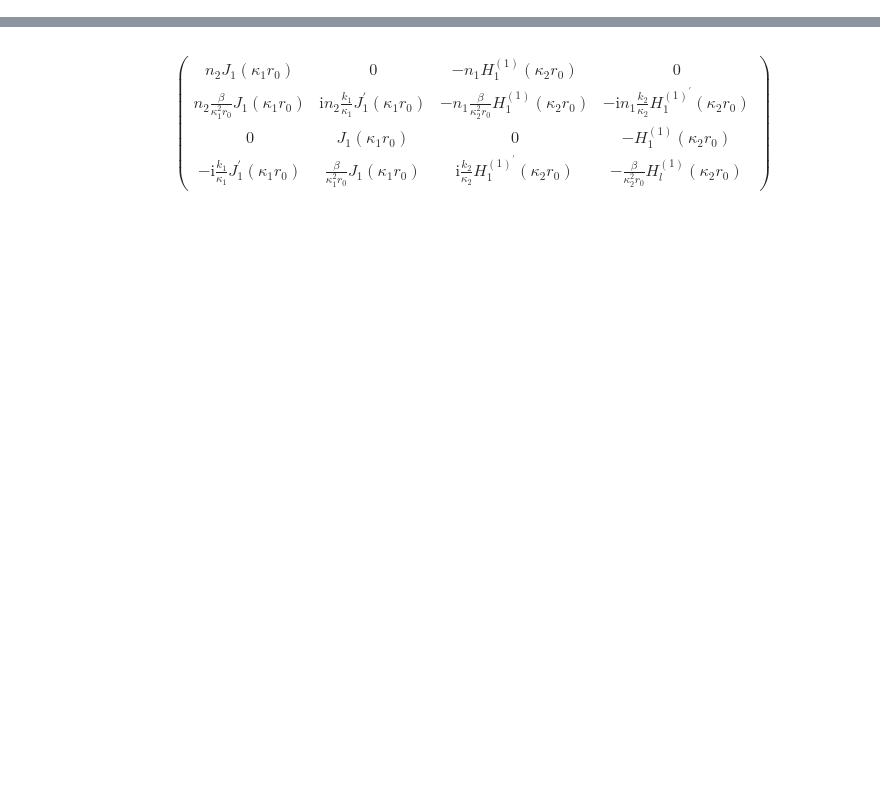
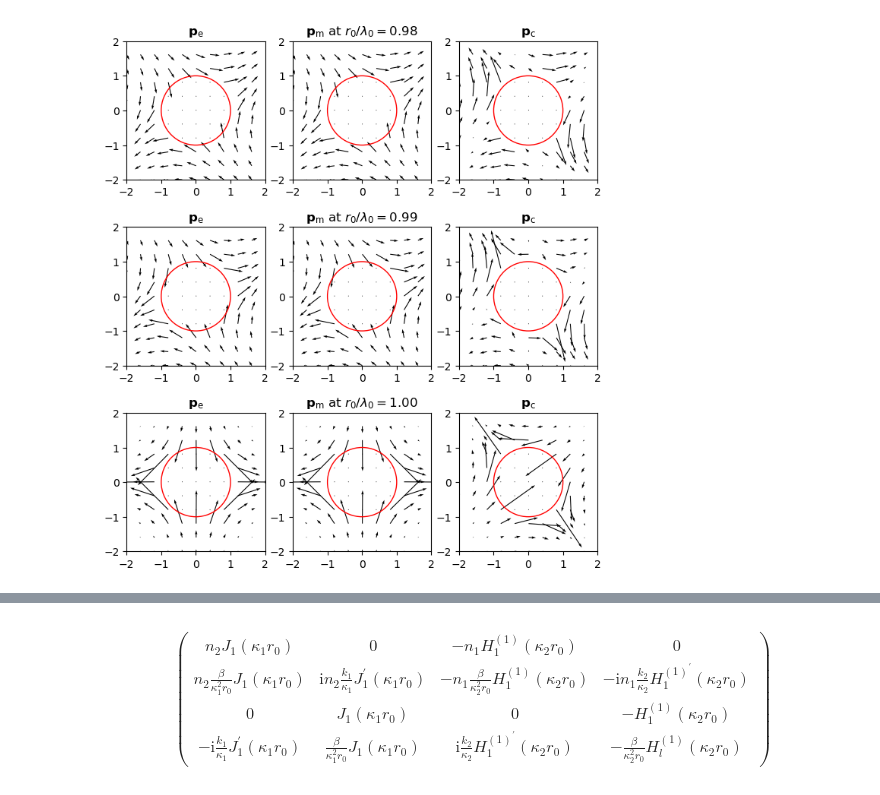
Before and after one commit to Sevastienn/ChiralForce-Fibre, a Jupyter notebook: cylinder/fields.ipynb, the cells around one changed output, grey strips where cells are left out. Saved outputs shown, nothing was run; the diff lists cells and outputs as text; code cells hidden in the pictures; blank space fills up the shorter version.

```diff
--- a/cylinder/fields.ipynb
+++ b/cylinder/fields.ipynb
@@ -16,0 +197,48 @@ $$\kappa_i=\sqrt{k^2_i-\beta^2}$$
+# %%
+# m=2
+# N=250
+# x=np.linspace(-m,m,int(N))
+# y=np.linspace(-m,m,int(N))
+# z=np.linspace(-m,m,int(N))
+# X, Y, Z= np.meshgrid(x, y, z)
+fig, ax = plt.subplots(nrows=3,ncols=3,figsize=(8,9))
+i=0
+step=int(N/10)
+z0=0
+# dxi=np.linspace(1,3,5,dtype=int)
+
+for i in range(3):
+# idx in [np.argwhere(r0_per_λ0>.7)[0][0],np.argwhere(r0_per_λ0>0.8)[0][0],np.argwhere(r0_per_λ0>0.9)[0][0],np.argwhere(r0_per_λ0<1)[-1][0],np.argwhere(r0_per_λ0<2)[-1][0]]:
+    idx=np.argwhere(r0_per_λ0>(0.975+.0125*i))[0][0]
+
+    E=fields.E(V[idx],r0_per_λ0[idx],n[idx],X,Y,z0)
+    H=fields.H(V[idx],r0_per_λ0[idx],n[idx],X,Y,z0)
+    mE=np.sqrt(np.abs(E[0])**2+np.abs(E[1])**2)
+    mH=np.sqrt(np.abs(H[0])**2+np.abs(H[1])**2)
+    pe=np.imag(np.conj(E[0])*np.gradient(E[0])+np.conj(E[1])*np.gradient(E[1])+np.conj(E[2])*np.gradient(E[2]))
+    pm=np.imag(np.conj(H[0])*np.gradient(H[0])+np.conj(H[1])*np.gradient(H[1])+np.conj(H[2])*np.gradient(H[2]))
+    pc=np.imag(np.conj(E[0])*np.gradient(H[0])+np.conj(E[1])*np.gradient(H[1])+np.conj(E[2])*np.gradient(H[2])
+               -np.conj(H[0])*np.gradient(E[0])+np.conj(H[1])*np.gradient(E[1])+np.conj(H[2])*np.gradient(E[2]))
+
+    # ax[i,0].pcolormesh(X,Y,pe[2],cmap='bwr')
+    # ax[i,1].pcolormesh(X,Y,pm[2],cmap='bwr')
+    # ax[i,2].pcolormesh(X,Y,pc[2],cmap='bwr')
+    ax[i,0].quiver(X[::step,::step],Y[::step,::step],(pe[0][::step,::step]),(pe[1][::step,::step]),  lw=1)
+    ax[i,1].quiver(X[::step,::step],Y[::step,::step],(pm[0][::step,::step]),(pm[1][::step,::step]),  lw=1)
+    ax[i,2].quiver(X[::step,::step],Y[::step,::step],(pc[0][::step,::step]),(pc[1][::step,::step]),  lw=1)
+    circle=plt.Circle((0, 0), 1, color='r',fill=False);    ax[i,0].add_artist(circle)
+    circle=plt.Circle((0, 0), 1, color='r',fill=False);    ax[i,1].add_artist(circle)
+    circle=plt.Circle((0, 0), 1, color='r',fill=False);    ax[i,2].add_artist(circle)
+    ax[i,0].set_aspect('equal')
+    ax[i,1].set_aspect('equal')
+    ax[i,2].set_aspect('equal')
+    ax[i,0].set_title(f'$\\mathbf{{p}}_\mathrm{{e}}$')
+    ax[i,1].set_title(f'$\\mathbf{{p}}_\mathrm{{m}}$ at $r_0/\lambda_0=${r0_per_λ0[idx]:.2f}')
+    ax[i,2].set_title(f'$\\mathbf{{p}}_\mathrm{{c}}$')
+    ax[i,0].set_xlim(-2,2);ax[i,0].set_ylim(-2,2)
+    ax[i,1].set_xlim(-2,2);ax[i,1].set_ylim(-2,2)
+    ax[i,2].set_xlim(-2,2);ax[i,2].set_ylim(-2,2)
+
+plt.show()
+# %% [output]
+[figure, added]
```
Also changed, not shown: parts of 63 cells of this notebook, 1 other file.
